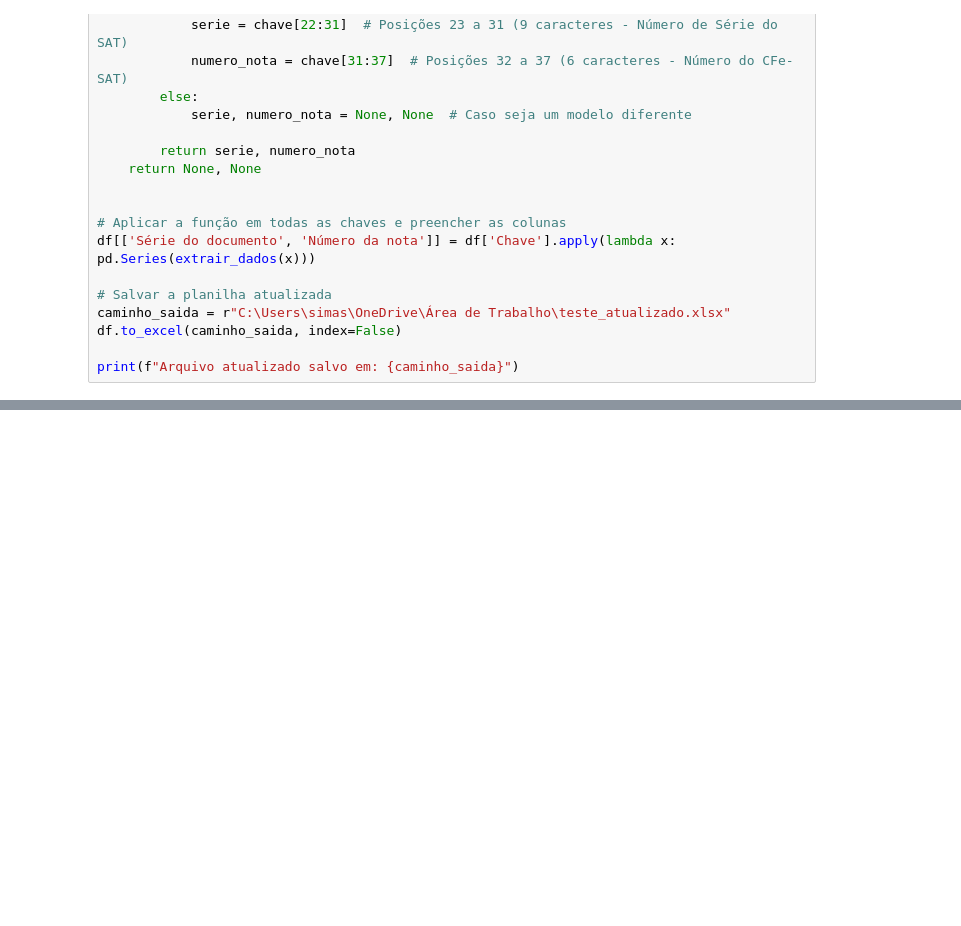
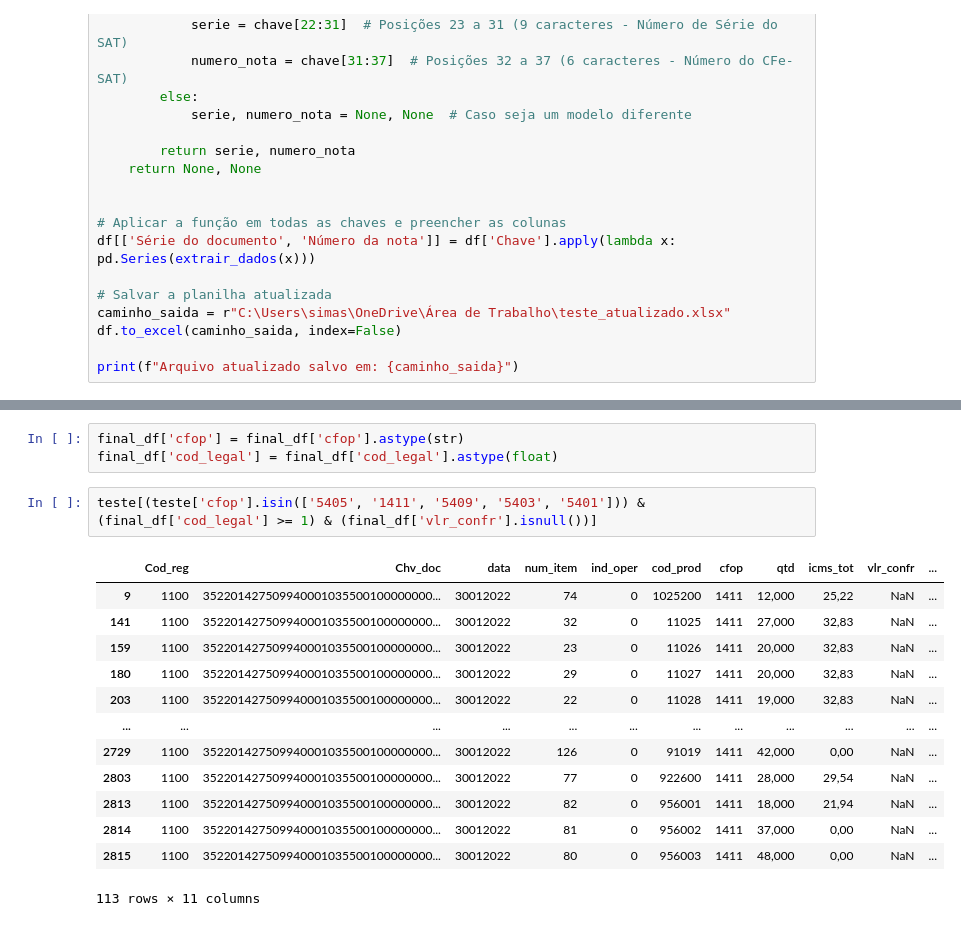
Before and after one commit to viniciuscatelani/Ressarcimento-CAT, a Jupyter notebook: src/etapas/testes_nb.ipynb, the cells around one changed output, grey strips where cells are left out. Cells and saved outputs as stored; diff of their text form; blank space fills up the shorter version.

```diff
--- a/src/etapas/testes_nb.ipynb
+++ b/src/etapas/testes_nb.ipynb
@@ -1366,0 +428,19 @@ arquivo_1050[(arquivo_1050['REF'] == '202204') & (arquivo_1050['QTD_INI'] == '61
+# %%
+final_df['cfop'] = final_df['cfop'].astype(str)
+final_df['cod_legal'] = final_df['cod_legal'].astype(float)
+# %%
+teste[(teste['cfop'].isin(['5405', '1411', '5409', '5403', '5401'])) & (final_df['cod_legal'] >= 1) & (final_df['vlr_confr'].isnull())]
+# %% [output]
+|  | Cod_reg | Chv_doc | data | num_item | ind_oper | cod_prod | cfop | qtd | icms_tot | vlr_confr | ... |
+| 9 | 1100 | 352201427509940001035500100000000... | 30012022 | 74 | 0 | 1025200 | 1411 | 12,000 | 25,22 | NaN | ... |
+| 141 | 1100 | 352201427509940001035500100000000... | 30012022 | 32 | 0 | 11025 | 1411 | 27,000 | 32,83 | NaN | ... |
+| 159 | 1100 | 352201427509940001035500100000000... | 30012022 | 23 | 0 | 11026 | 1411 | 20,000 | 32,83 | NaN | ... |
+| 180 | 1100 | 352201427509940001035500100000000... | 30012022 | 29 | 0 | 11027 | 1411 | 20,000 | 32,83 | NaN | ... |
+| 203 | 1100 | 352201427509940001035500100000000... | 30012022 | 22 | 0 | 11028 | 1411 | 19,000 | 32,83 | NaN | ... |
+| ... | ... | ... | ... | ... | ... | ... | ... | ... | ... | ... | ... |
+| 2729 | 1100 | 352201427509940001035500100000000... | 30012022 | 126 | 0 | 91019 | 1411 | 42,000 | 0,00 | NaN | ... |
+| 2803 | 1100 | 352201427509940001035500100000000... | 30012022 | 77 | 0 | 922600 | 1411 | 28,000 | 29,54 | NaN | ... |
+| 2813 | 1100 | 352201427509940001035500100000000... | 30012022 | 82 | 0 | 956001 | 1411 | 18,000 | 21,94 | NaN | ... |
+| 2814 | 1100 | 352201427509940001035500100000000... | 30012022 | 81 | 0 | 956002 | 1411 | 37,000 | 0,00 | NaN | ... |
+| 2815 | 1100 | 352201427509940001035500100000000... | 30012022 | 80 | 0 | 956003 | 1411 | 48,000 | 0,00 | NaN | ... |
+113 rows × 11 columns
```
Also changed, not shown: parts of 21 cells of this notebook, 3 other files.
